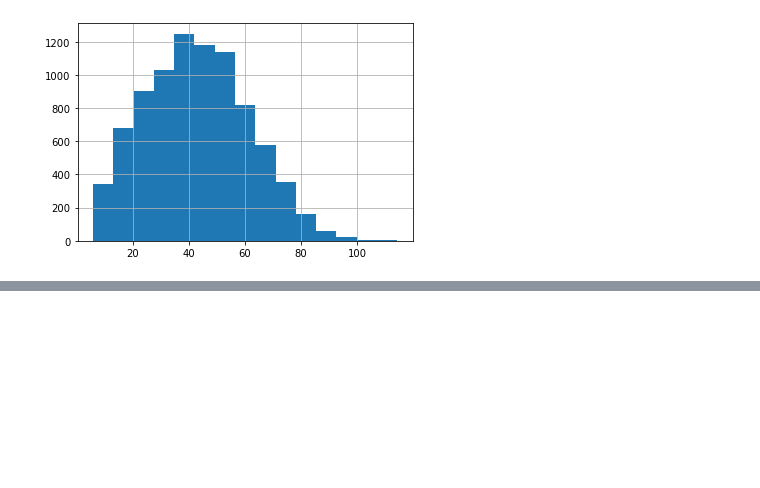
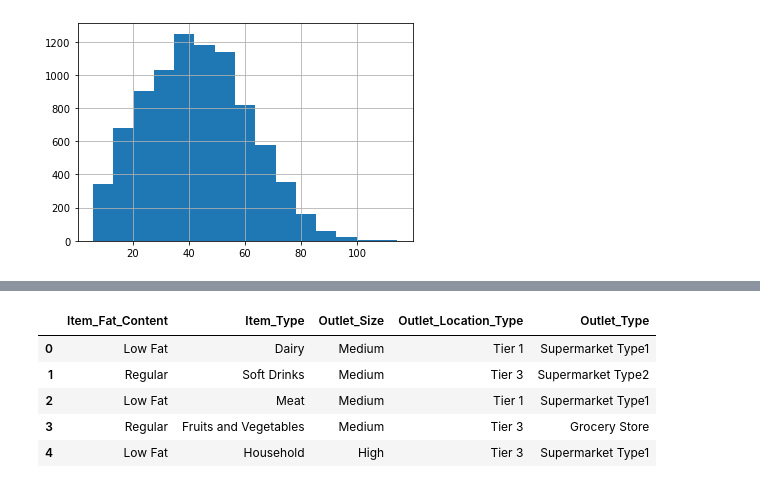
Before and after one commit to shrish83/Python-Basics, a Jupyter notebook: AnalyticsWidhyaDSCourse2021Bootcamp/March_Probability&Statistics/Project 2 - BigMartSalesProblem/script.ipynb, the cells around one changed output, grey strips where cells are left out. Saved outputs shown, nothing was run; the diff lists cells and outputs as text; code cells hidden in the pictures; blank space fills up the shorter version.

```diff
--- a/AnalyticsWidhyaDSCourse2021Bootcamp/March_Probability&Statistics/Project 2 - BigMartSalesProblem/script.ipynb
+++ b/AnalyticsWidhyaDSCourse2021Bootcamp/March_Probability&Statistics/Project 2 - BigMartSalesProblem/script.ipynb
@@ -356,0 +369,20 @@ train['Item_Outlet_Sales_log'].hist(bins=15)
+# %%
+#Converting visibity=0 with mean
+train['Item_Visibility'] = train['Item_Visibility'].replace(0,np.mean(train['Item_Visibility']))
+
+#Converting Outlet_Establishment_Year
+train['Outlet_Establishment_Year'] = 2013 - train['Outlet_Establishment_Year']
+
+train['Outlet_Size'].fillna('Small', inplace=True)
+# %%
+train1 = train.drop(['Item_Weight','Item_Visibility',	'Item_MRP'	,'Outlet_Establishment_Year',	'Item_Outlet_Sales','Item_Visibility_log',	'Item_Outlet_Sales_log'],axis=1)
+# %%
+train1= train1.drop(['Item_Identifier','Outlet_Identifier'],axis=1)
+train1.head()
+# %% [output]
+|  | Item_Fat_Content | Item_Type | Outlet_Size | Outlet_Location_Type | Outlet_Type |
+| 0 | Low Fat | Dairy | Medium | Tier 1 | Supermarket Type1 |
+| 1 | Regular | Soft Drinks | Medium | Tier 3 | Supermarket Type2 |
+| 2 | Low Fat | Meat | Medium | Tier 1 | Supermarket Type1 |
+| 3 | Regular | Fruits and Vegetables | Medium | Tier 3 | Grocery Store |
+| 4 | Low Fat | Household | High | Tier 3 | Supermarket Type1 |
```
Also changed, not shown: parts of 15 cells of this notebook, 3 other files.
